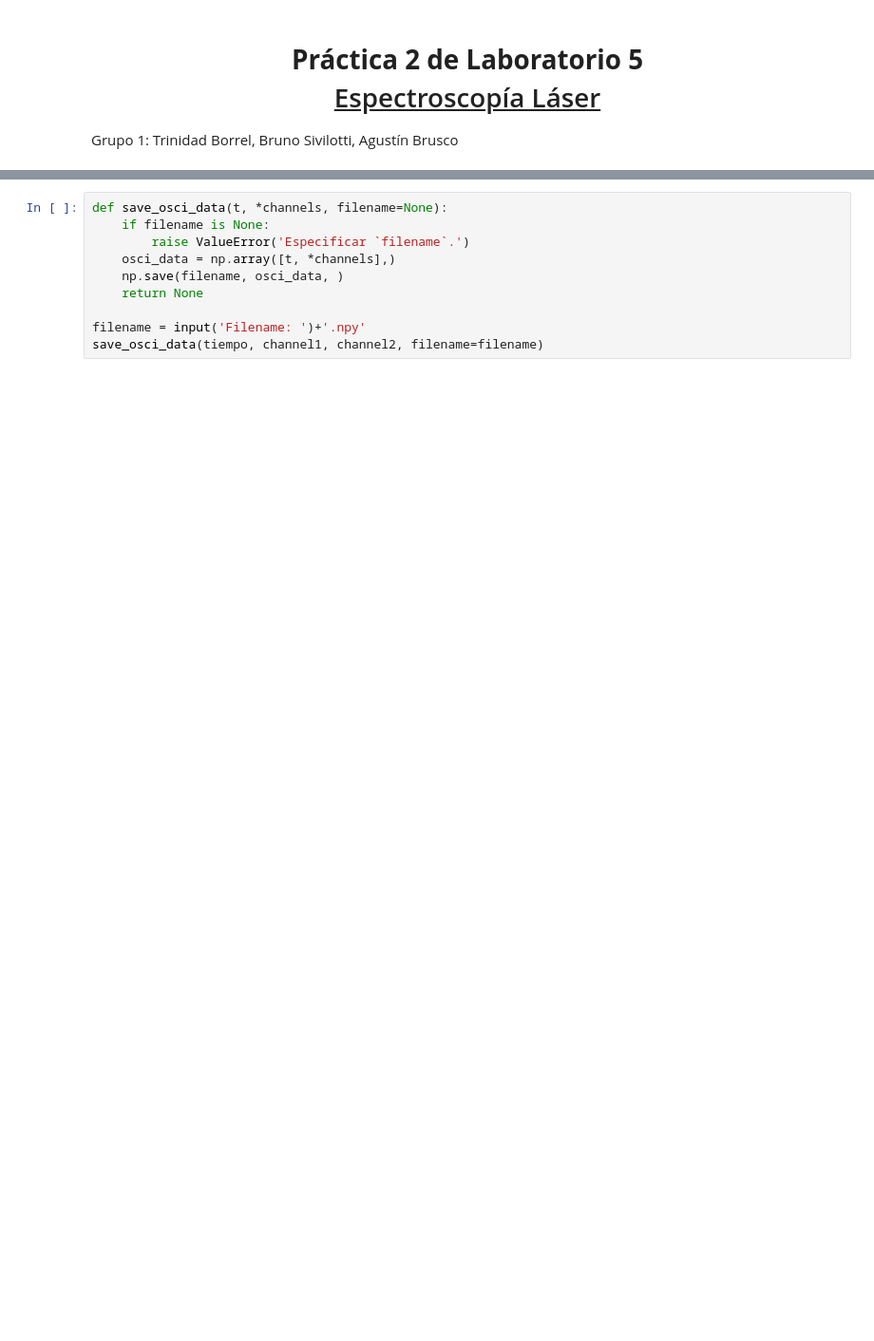
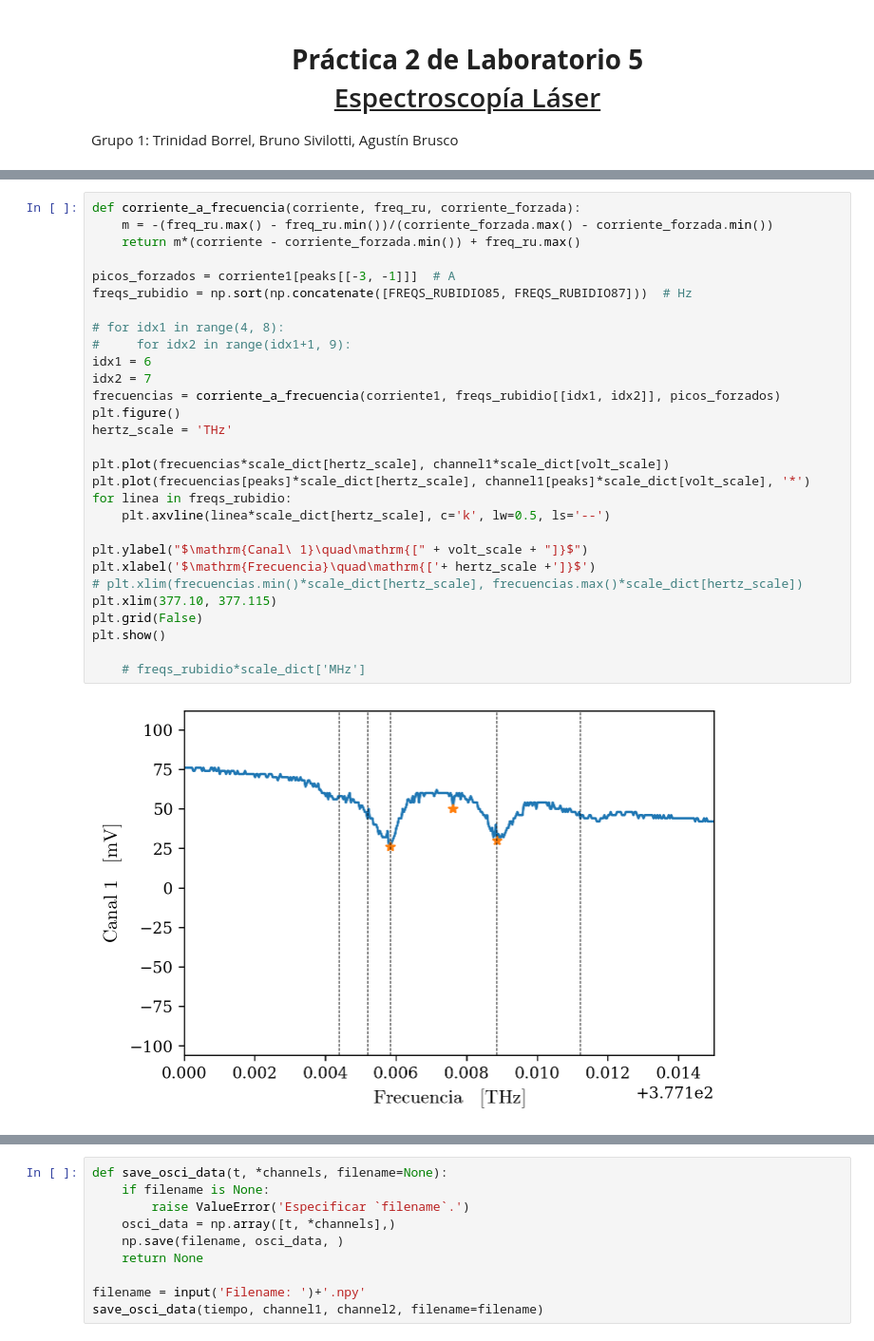
Before and after one commit to agustinbrusco/Laboratorio5, a Jupyter notebook: Datos y código - Práctica 2/espectroscopia_laser_adquisicion.ipynb, the cells around one changed output, grey strips where cells are left out. Shown at 95% size. Drawn from its saved outputs; the diff is of its cells as text; blank space fills up the shorter version.

```diff
--- a/Datos y código - Práctica 2/espectroscopia_laser_adquisicion.ipynb
+++ b/Datos y código - Práctica 2/espectroscopia_laser_adquisicion.ipynb
@@ -116,0 +154,31 @@ corriente_max
+# %%
+def corriente_a_frecuencia(corriente, freq_ru, corriente_forzada):
+    m = -(freq_ru.max() - freq_ru.min())/(corriente_forzada.max() - corriente_forzada.min())
+    return m*(corriente - corriente_forzada.min()) + freq_ru.max()
+
+picos_forzados = corriente1[peaks[[-3, -1]]]  # A
+freqs_rubidio = np.sort(np.concatenate([FREQS_RUBIDIO85, FREQS_RUBIDIO87]))  # Hz
+
+# for idx1 in range(4, 8):
+#     for idx2 in range(idx1+1, 9):
+idx1 = 6
+idx2 = 7
+frecuencias = corriente_a_frecuencia(corriente1, freqs_rubidio[[idx1, idx2]], picos_forzados)
+plt.figure()
+hertz_scale = 'THz'
+
+plt.plot(frecuencias*scale_dict[hertz_scale], channel1*scale_dict[volt_scale])
+plt.plot(frecuencias[peaks]*scale_dict[hertz_scale], channel1[peaks]*scale_dict[volt_scale], '*')
+for linea in freqs_rubidio:
+    plt.axvline(linea*scale_dict[hertz_scale], c='k', lw=0.5, ls='--')
+
+plt.ylabel("$\mathrm{Canal\ 1}\quad\mathrm{[" + volt_scale + "]}$")
+plt.xlabel('$\mathrm{Frecuencia}\quad\mathrm{['+ hertz_scale +']}$')
+# plt.xlim(frecuencias.min()*scale_dict[hertz_scale], frecuencias.max()*scale_dict[hertz_scale])
+plt.xlim(377.10, 377.115)
+plt.grid(False)
+plt.show()
+
+    # freqs_rubidio*scale_dict['MHz']
+# %% [output]
+[figure, added]
```
Also changed, not shown: parts of 10 cells of this notebook, 12 other files.
